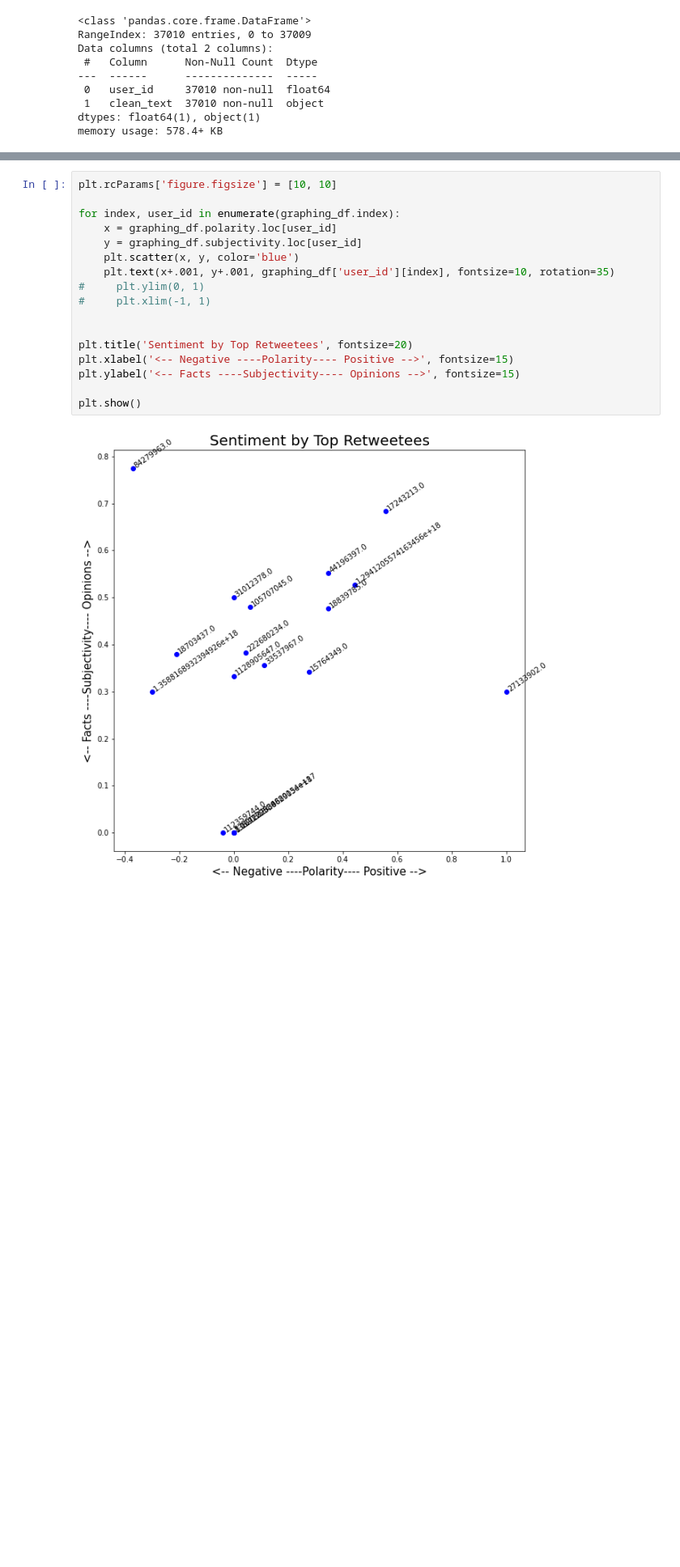
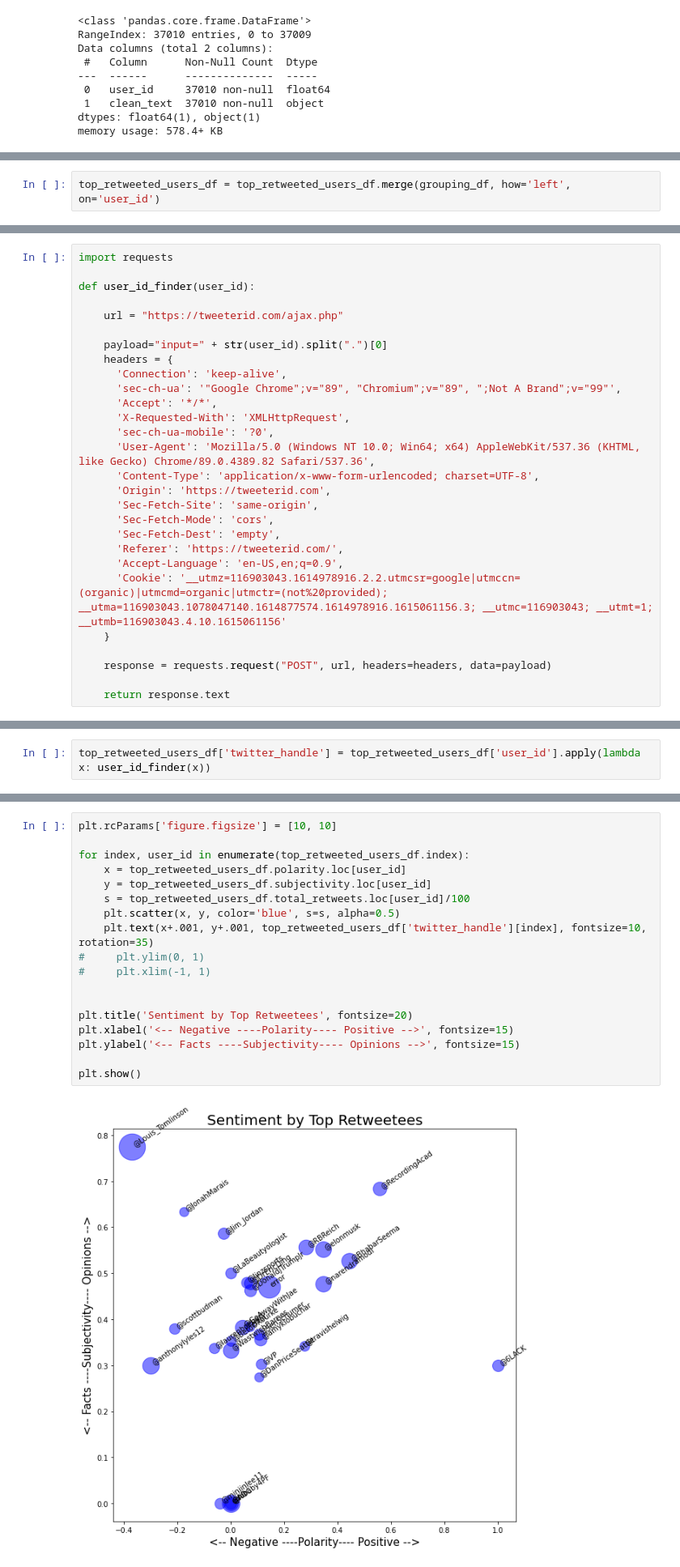
Before and after one commit to datakind/Mar21-vaccine-uptake, a Jupyter notebook: 02_eda/twitter_eda.ipynb, the cells around one changed output, grey strips where cells are left out. Shown: that part at 81% size. Saved outputs shown, nothing was run; the diff lists cells and outputs as text; blank space fills up the shorter version.

Commit message:
refined visualizations for twitter sentiment

```diff
--- a/02_eda/twitter_eda.ipynb
+++ b/02_eda/twitter_eda.ipynb
@@ -240,0 +374,2 @@ memory usage: 578.4+ KB
+# %%
+top_retweeted_users_df = top_retweeted_users_df.merge(grouping_df, how='left', on='user_id')
@@ -309,0 +423,28 @@ graphing_df
+# %%
+import requests
+
+def user_id_finder(user_id):
+
+    url = "https://tweeterid.com/ajax.php"
+
+    payload="input=" + str(user_id).split(".")[0]
+    headers = {
+      'Connection': 'keep-alive',
+      'sec-ch-ua': '"Google Chrome";v="89", "Chromium";v="89", ";Not A Brand";v="99"',
+      'Accept': '*/*',
+      'X-Requested-With': 'XMLHttpRequest',
+      'sec-ch-ua-mobile': '?0',
+      'User-Agent': 'Mozilla/5.0 (Windows NT 10.0; Win64; x64) AppleWebKit/537.36 (KHTML, like Gecko) Chrome/89.0.4389.82 Safari/537.36',
+      'Content-Type': 'application/x-www-form-urlencoded; charset=UTF-8',
+      'Origin': 'https://tweeterid.com',
+      'Sec-Fetch-Site': 'same-origin',
+      'Sec-Fetch-Mode': 'cors',
+      'Sec-Fetch-Dest': 'empty',
+      'Referer': 'https://tweeterid.com/',
+      'Accept-Language': 'en-US,en;q=0.9',
+      'Cookie': '__utmz=116903043.1614978916.2.2.utmcsr=google|utmccn=(organic)|utmcmd=organic|utmctr=(not%20provided); __utma=116903043.1078047140.1614877574.1614978916.1615061156.3; __utmc=116903043; __utmt=1; __utmb=116903043.4.10.1615061156'
+    }
+
+    response = requests.request("POST", url, headers=headers, data=payload)
+
+    return response.text
@@ -309,0 +455,2 @@ graphing_df
+# %%
+top_retweeted_users_df['twitter_handle'] = top_retweeted_users_df['user_id'].apply(lambda x: user_id_finder(x))
@@ -310,19 +477,20 @@ graphing_df
 # %%
 plt.rcParams['figure.figsize'] = [10, 10]
 
-for index, user_id in enumerate(graphing_df.index):
-    x = graphing_df.polarity.loc[user_id]
-    y = graphing_df.subjectivity.loc[user_id]
-    plt.scatter(x, y, color='blue')
-    plt.text(x+.001, y+.001, graphing_df['user_id'][index], fontsize=10, rotation=35)
+for index, user_id in enumerate(top_retweeted_users_df.index):
+    x = top_retweeted_users_df.polarity.loc[user_id]
+    y = top_retweeted_users_df.subjectivity.loc[user_id]
+    s = top_retweeted_users_df.total_retweets.loc[user_id]/100
+    plt.scatter(x, y, color='blue', s=s, alpha=0.5)
+    plt.text(x+.001, y+.001, top_retweeted_users_df['twitter_handle'][index], fontsize=10, rotation=35)
 #     plt.ylim(0, 1)
 #     plt.xlim(-1, 1)
 
 
 plt.title('Sentiment by Top Retweetees', fontsize=20)
 plt.xlabel('<-- Negative ----Polarity---- Positive -->', fontsize=15)
 plt.ylabel('<-- Facts ----Subjectivity---- Opinions -->', fontsize=15)
 
 plt.show()
 # %% [output]
-[figure, old version]
+[figure, new version]
```
Also changed, not shown: parts of 25 cells of this notebook.
